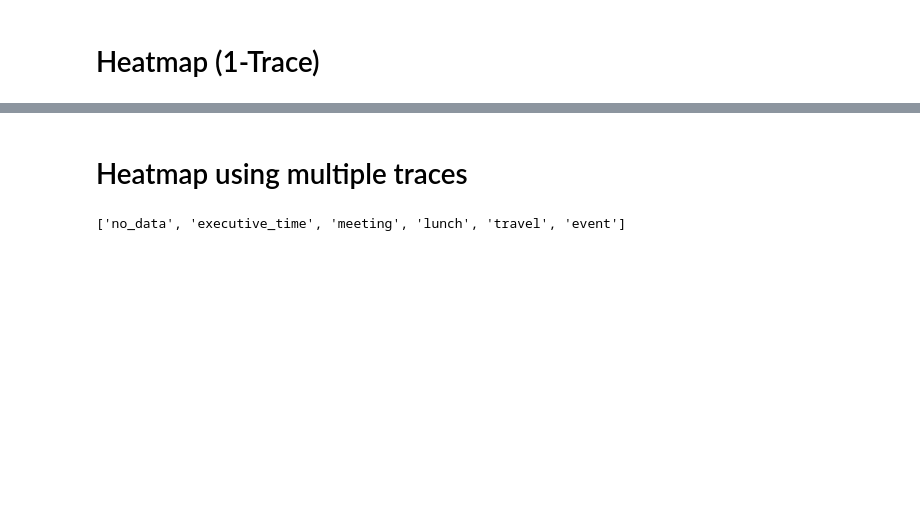
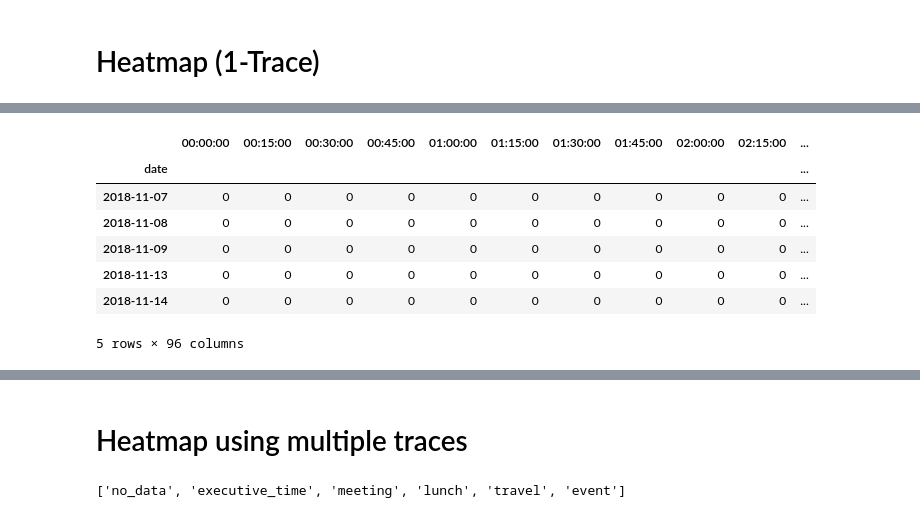
Before and after one commit to janeadams/trump_tweet_time, a Jupyter notebook: trump_tweet_schedule_heatmap.ipynb, the cells around one changed output, grey strips where cells are left out. Cells and saved outputs as stored; diff of their text form; code cells hidden in the pictures; blank space fills up the shorter version.

```diff
--- a/trump_tweet_schedule_heatmap.ipynb
+++ b/trump_tweet_schedule_heatmap.ipynb
@@ -55,7 +55,7 @@ def datetime_range(start, end, delta):
         yield current
         current += delta
 
-dts = [dt.strftime('%H:%M') for dt in
+dts = [dt.strftime('%H:%M:%S') for dt in
        datetime_range(datetime(2019, 1, 1, 0), datetime(2019, 1, 2, 0),
        timedelta(minutes=15))]
 # %%
@@ -72,7 +72,7 @@ for cat in cats:
 # %%
 # Create schedule flag for each 15-minute chunk
 for time in dts:
-    dttime = dt.datetime.strptime(time, "%H:%M").time()
+    dttime = dt.datetime.strptime(time, "%H:%M:%S").time()
     df[time]=((df['time_start'] <= dttime) & (dttime < df['time_end']))*1
     df[time]=df[time]*df['top_category_encoding']
 # %%
@@ -105,4 +144,4 @@ tweets=tweets.sort_values(by='time')
 # %% [markdown]
 # Heatmap (1-Trace)
 # %%
-schedule.columns = [datetime.strptime(t, '%H:%M') for t in schedule.columns]
+schedule.columns = [datetime.strptime(t, '%H:%M:%S') for t in schedule.columns]
@@ -109,2 +150,2 @@ schedule.columns = [datetime.strptime(t, '%H:%M') for t in schedule.columns]
 # %%
-schedule.columns = schedule.columns.time
+schedule.columns = [str(t) for t in schedule.columns]
@@ -111,3 +172,14 @@ schedule.columns = schedule.columns.time
+# %%
+schedule.head(5)
+# %% [output]
+|  | 00:00:00 | 00:15:00 | 00:30:00 | 00:45:00 | 01:00:00 | 01:15:00 | 01:30:00 | 01:45:00 | 02:00:00 | 02:15:00 | ... |
+| date |  |  |  |  |  |  |  |  |  |  | ... |
+| 2018-11-07 | 0 | 0 | 0 | 0 | 0 | 0 | 0 | 0 | 0 | 0 | ... |
+| 2018-11-08 | 0 | 0 | 0 | 0 | 0 | 0 | 0 | 0 | 0 | 0 | ... |
+| 2018-11-09 | 0 | 0 | 0 | 0 | 0 | 0 | 0 | 0 | 0 | 0 | ... |
+| 2018-11-13 | 0 | 0 | 0 | 0 | 0 | 0 | 0 | 0 | 0 | 0 | ... |
+| 2018-11-14 | 0 | 0 | 0 | 0 | 0 | 0 | 0 | 0 | 0 | 0 | ... |
+5 rows × 96 columns
 # %%
 heatmap = go.Heatmap(
     z=schedule.values,
```
Also changed, not shown: parts of 14 cells of this notebook, 1 other file.
